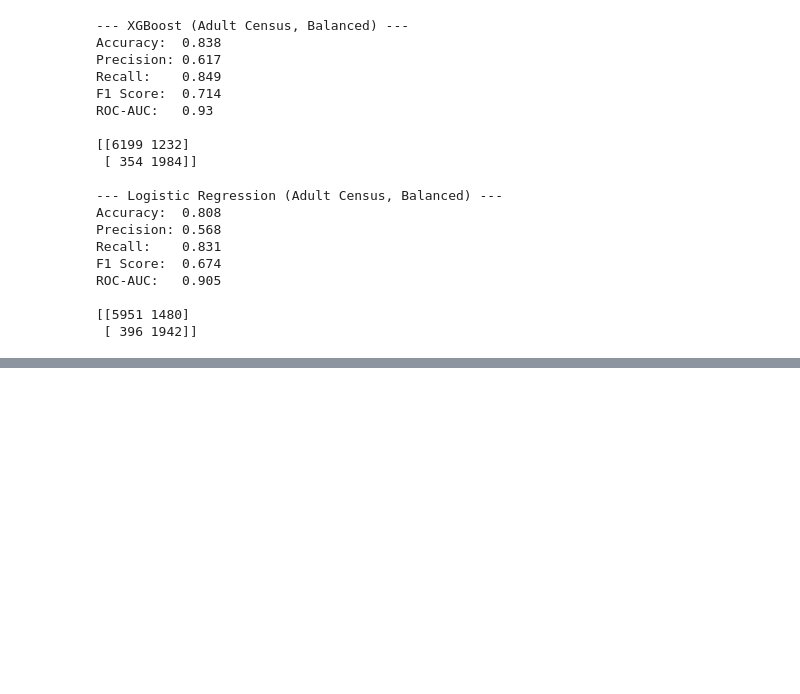
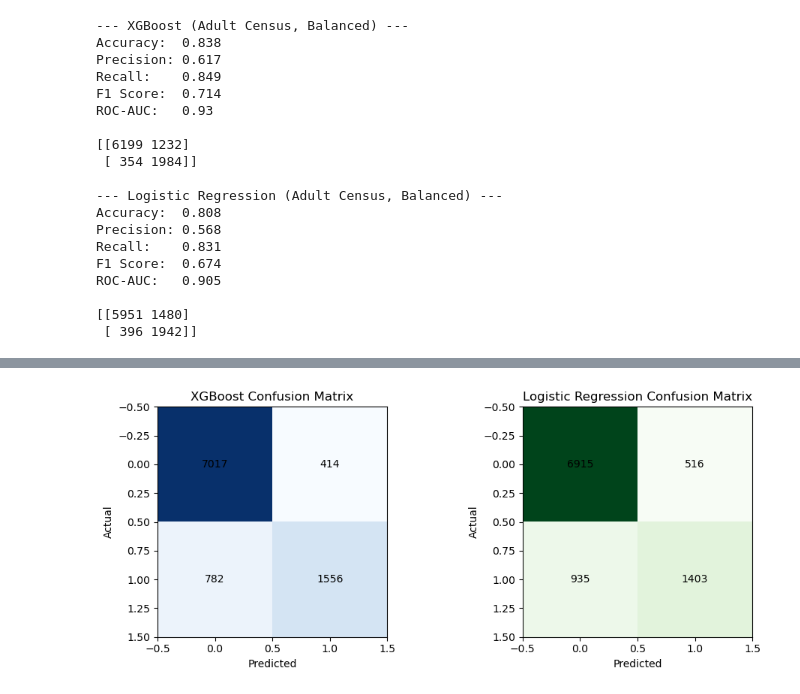
Before and after one commit to shreyassharma3002/model_risk_analysis, a Jupyter notebook: model_risk_analysis.ipynb, the cells around one changed output, grey strips where cells are left out. Cells and saved outputs as stored; diff of their text form; code cells hidden in the pictures; blank space fills up the shorter version.

```diff
--- a/model_risk_analysis.ipynb
+++ b/model_risk_analysis.ipynb
@@ -584,0 +646,25 @@ ROC-AUC:   0.905
+# %%
+fig, axes = plt.subplots(1, 2, figsize=(10,4))
+
+cm_xgb2 = confusion_matrix(y2_test, xgb_preds2)
+axes[0].imshow(cm_xgb2, cmap='Blues')
+axes[0].set_title('XGBoost Confusion Matrix')
+for i in range(2):
+    for j in range(2):
+        axes[0].text(j, i, cm_xgb2[i,j], ha='center', va='center')
+axes[0].set_xlabel('Predicted')
+axes[0].set_ylabel('Actual')
+
+cm_log2 = confusion_matrix(y2_test, log_preds2)
+axes[1].imshow(cm_log2, cmap='Greens')
+axes[1].set_title('Logistic Regression Confusion Matrix')
+for i in range(2):
+    for j in range(2):
+        axes[1].text(j, i, cm_log2[i,j], ha='center', va='center')
+axes[1].set_xlabel('Predicted')
+axes[1].set_ylabel('Actual')
+
+plt.tight_layout()
+plt.show()
+# %% [output]
+[figure, added]
```
Also changed, not shown: parts of 5 cells of this notebook.
